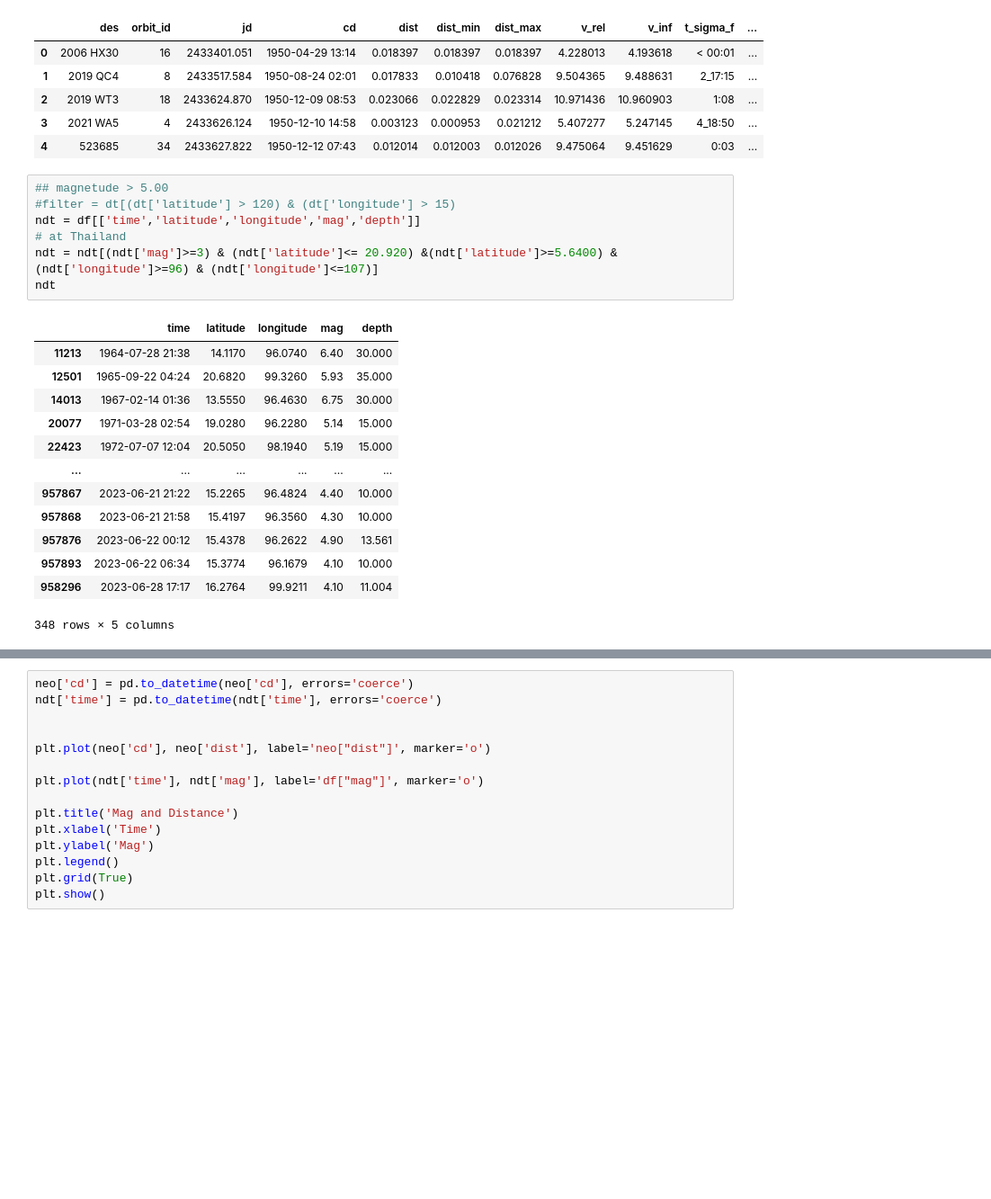
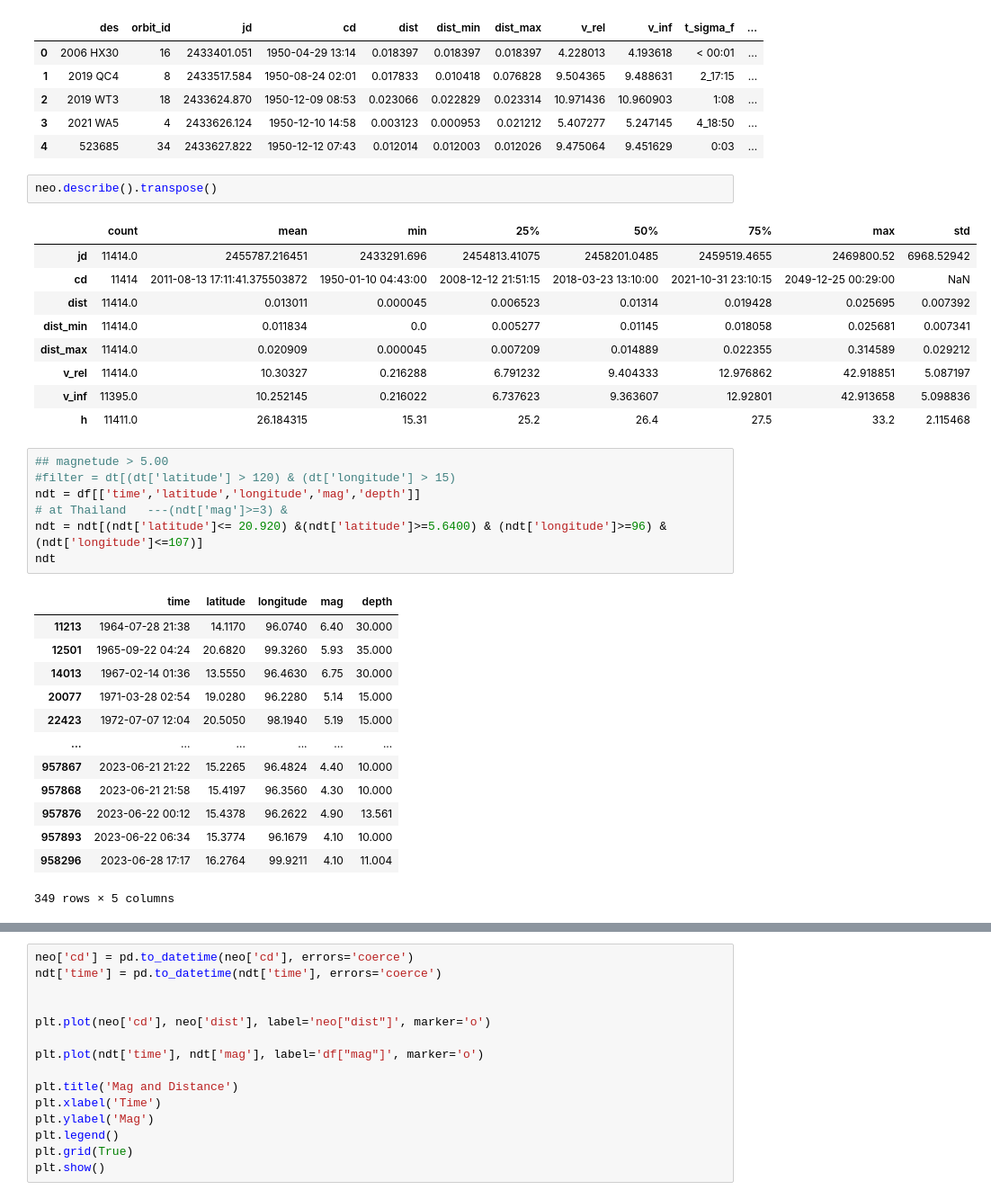
Before and after one commit to peeb01/Earthquake, a Jupyter notebook: DataSet/read.ipynb, the cells around one changed output, grey strips where cells are left out. Shown at 90% size. Drawn from its saved outputs; the diff is of its cells as text; blank space fills up the shorter version.

```diff
--- a/DataSet/read.ipynb
+++ b/DataSet/read.ipynb
@@ -26,12 +26,24 @@ neo.head()
 | 2 | 2019 WT3 | 18 | 2433624.870 | 1950-12-09 08:53 | 0.023066 | 0.022829 | 0.023314 | 10.971436 | 10.960903 | 1:08 | ... |
 | 3 | 2021 WA5 | 4 | 2433626.124 | 1950-12-10 14:58 | 0.003123 | 0.000953 | 0.021212 | 5.407277 | 5.247145 | 4_18:50 | ... |
 | 4 | 523685 | 34 | 2433627.822 | 1950-12-12 07:43 | 0.012014 | 0.012003 | 0.012026 | 9.475064 | 9.451629 | 0:03 | ... |
+# %%
+neo.describe().transpose()
+# %% [output]
+|  | count | mean | min | 25% | 50% | 75% | max | std |
+| jd | 11414.0 | 2455787.216451 | 2433291.696 | 2454813.41075 | 2458201.0485 | 2459519.4655 | 2469800.52 | 6968.52942 |
+| cd | 11414 | 2011-08-13 17:11:41.375503872 | 1950-01-10 04:43:00 | 2008-12-12 21:51:15 | 2018-03-23 13:10:00 | 2021-10-31 23:10:15 | 2049-12-25 00:29:00 | NaN |
+| dist | 11414.0 | 0.013011 | 0.000045 | 0.006523 | 0.01314 | 0.019428 | 0.025695 | 0.007392 |
+| dist_min | 11414.0 | 0.011834 | 0.0 | 0.005277 | 0.01145 | 0.018058 | 0.025681 | 0.007341 |
+| dist_max | 11414.0 | 0.020909 | 0.000045 | 0.007209 | 0.014889 | 0.022355 | 0.314589 | 0.029212 |
+| v_rel | 11414.0 | 10.30327 | 0.216288 | 6.791232 | 9.404333 | 12.976862 | 42.918851 | 5.087197 |
+| v_inf | 11395.0 | 10.252145 | 0.216022 | 6.737623 | 9.363607 | 12.92801 | 42.913658 | 5.098836 |
+| h | 11411.0 | 26.184315 | 15.31 | 25.2 | 26.4 | 27.5 | 33.2 | 2.115468 |
 # %%
 ## magnetude > 5.00
 #filter = dt[(dt['latitude'] > 120) & (dt['longitude'] > 15)
 ndt = df[['time','latitude','longitude','mag','depth']]
-# at Thailand
-ndt = ndt[(ndt['mag']>=3) & (ndt['latitude']<= 20.920) &(ndt['latitude']>=5.6400) & (ndt['longitude']>=96) & (ndt['longitude']<=107)]
+# at Thailand   ---(ndt['mag']>=3) &
+ndt = ndt[(ndt['latitude']<= 20.920) &(ndt['latitude']>=5.6400) & (ndt['longitude']>=96) & (ndt['longitude']<=107)]
 ndt
 # %% [output]
 |  | time | latitude | longitude | mag | depth |
@@ -46,4 +58,4 @@ ndt
 | 957876 | 2023-06-22 00:12 | 15.4378 | 96.2622 | 4.90 | 13.561 |
 | 957893 | 2023-06-22 06:34 | 15.3774 | 96.1679 | 4.10 | 10.000 |
 | 958296 | 2023-06-28 17:17 | 16.2764 | 99.9211 | 4.10 | 11.004 |
-348 rows × 5 columns
+349 rows × 5 columns
```
Also changed, not shown: parts of 1 cell of this notebook.
